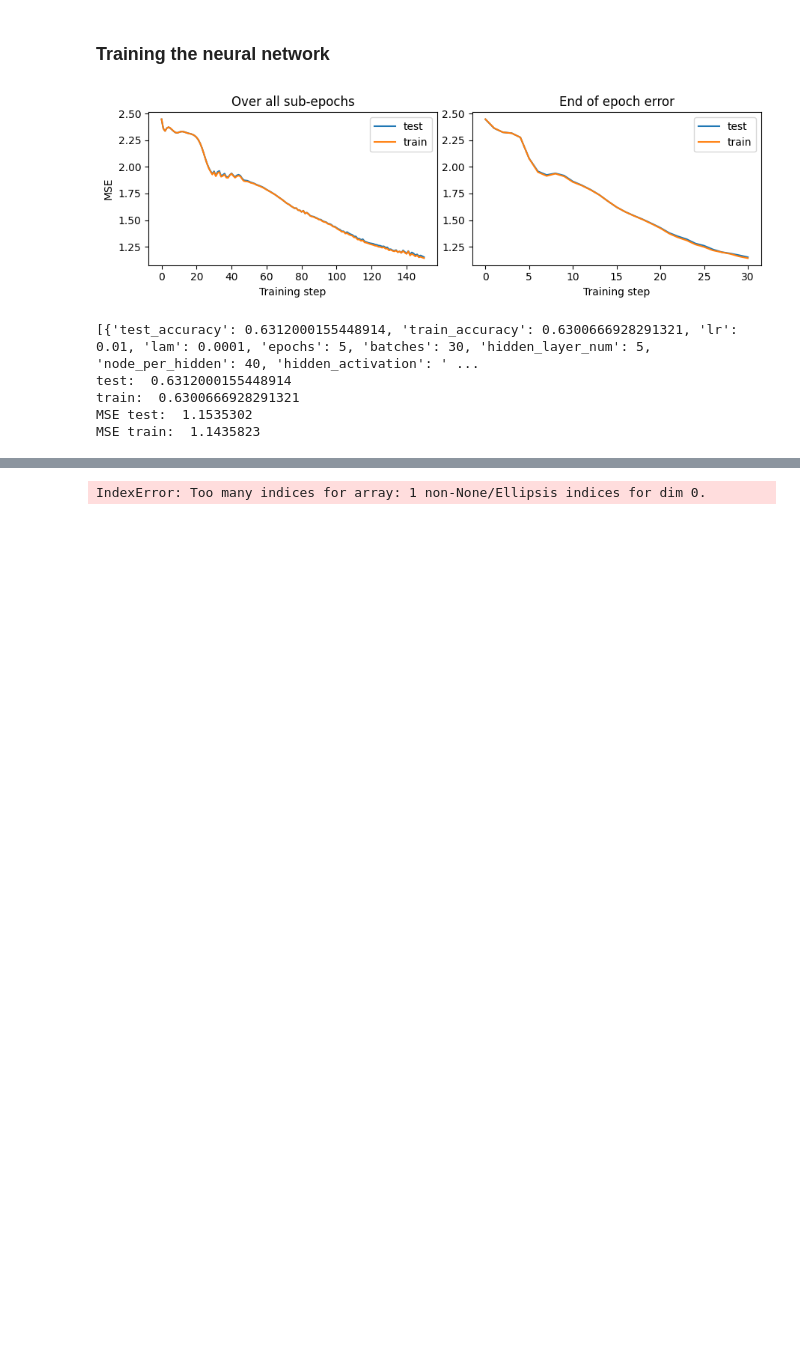
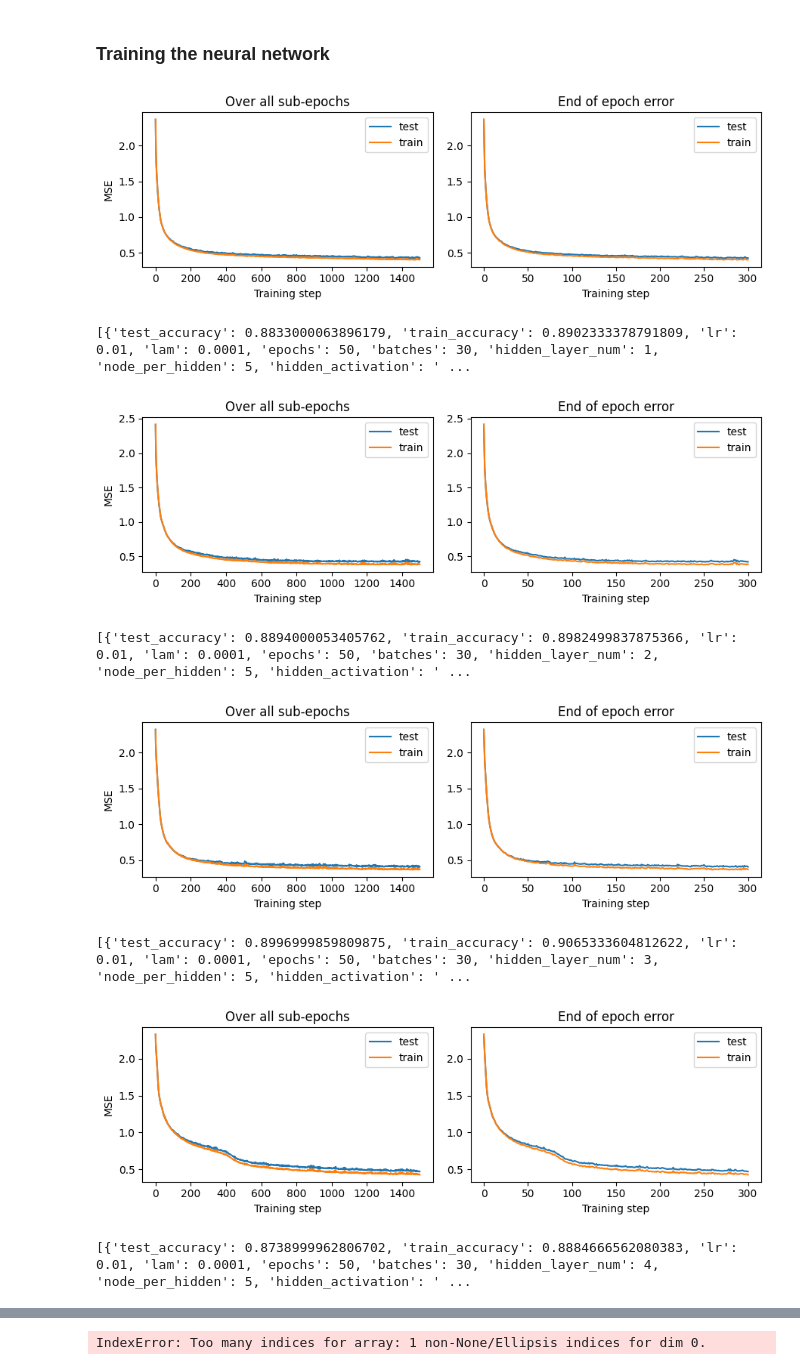
Before and after one commit to jonatanwins/Project3_FYS_STK4155, a Jupyter notebook: Runs/tensorflow_mnist.ipynb, the cells around one changed output, grey strips where cells are left out. Drawn from its saved outputs; the diff is of its cells as text; code cells hidden in the pictures; blank space fills up the shorter version.

Commit message:
grid search started

```diff
--- a/Runs/tensorflow_mnist.ipynb
+++ b/Runs/tensorflow_mnist.ipynb
@@ -58,6 +56,7 @@ def single_run(X_train, X_test, y_train, y_test,
     # loss_func = jit(ridge_loss_method(model=model, lam=lam))
     loss_func = jit(cross_entropy_loss_method(model=model, lam=lam))
     loss_grad = jit(grad(loss_func))
+    loss_func_name = "CE"
 
     # MSE loss function for evaluation
     test_func = jit(MSELoss_method(model))
@@ -90,29 +89,42 @@ def single_run(X_train, X_test, y_train, y_test,
                            "node_per_hidden"   : node_per_hidden,
                            "hidden_activation" : hidden_activation.__name__,
                            "output_activation" : output_activation.__name__,
-                           "loss_function"     : loss_func.__name__}]
+                           "loss_function"     : loss_func_name}]
         print(_list_to_store)
         append_run_to_file(result_filepath, _list_to_store)
 
     return result
 
-epochs = 5
-batches = 30
-result = single_run(X_train, X_test, y_train, y_test,
-                    lr=0.01, lam=0.0001, hidden_layer_num=5,
-                    node_per_hidden=40, hidden_activation=nn.sigmoid,
-                    epochs=epochs, batches=batches,
-                    plot_or_not=True, result_filepath="test.json")
+# epochs = 5
+# batches = 30
+# result = single_run(X_train, X_test, y_train, y_test,
+#                     lr=0.01, lam=0.0001, hidden_layer_num=5,
+#                     node_per_hidden=40, hidden_activation=nn.sigmoid,
+#                     epochs=epochs, batches=batches,
+#                     plot_or_not=True, result_filepath="test.json")
 
-print("test: ", result["test_accuracy"])
-print("train: ", result["train_accuracy"])
+# print("test: ", result["test_accuracy"])
+# print("train: ", result["train_accuracy"])
 
-print("MSE test: ", result["test_loss_list"][-1])
-print("MSE train: ", result["train_loss_list"][-1])
+# print("MSE test: ", result["test_loss_list"][-1])
+# print("MSE train: ", result["train_loss_list"][-1])
-# %% [output]
-[figure, removed]
-[{'test_accuracy': 0.6312000155448914, 'train_accuracy': 0.6300666928291321, 'lr': 0.01, 'lam': 0.0001, 'epochs': 5, 'batches': 30, 'hidden_layer_num': 5, 'node_per_hidden': 40, 'hidden_activation': ' ...
-test:  0.6312000155448914
-train:  0.6300666928291321
-MSE test:  1.1535302
-MSE train:  1.1435823
+# %%
+epochs = 50
+batches = 30
+
+for node_per_hidden in [5, 10, 20, 30, 40, 50]:
+    for hidden_layer_num in [1, 2, 3, 4, 5, 6]:
+        result = single_run(X_train, X_test, y_train, y_test,
+                            lr=0.01, lam=0.0001, hidden_layer_num=hidden_layer_num,
+                            node_per_hidden=node_per_hidden, hidden_activation=nn.tanh,
+                            epochs=epochs, batches=batches,
+                            plot_or_not=True, result_filepath="grid.json")
+# %% [output]
+[figure, added]
+[{'test_accuracy': 0.8833000063896179, 'train_accuracy': 0.8902333378791809, 'lr': 0.01, 'lam': 0.0001, 'epochs': 50, 'batches': 30, 'hidden_layer_num': 1, 'node_per_hidden': 5, 'hidden_activation': ' ...
+[figure, added]
+[{'test_accuracy': 0.8894000053405762, 'train_accuracy': 0.8982499837875366, 'lr': 0.01, 'lam': 0.0001, 'epochs': 50, 'batches': 30, 'hidden_layer_num': 2, 'node_per_hidden': 5, 'hidden_activation': ' ...
+[figure, added]
+[{'test_accuracy': 0.8996999859809875, 'train_accuracy': 0.9065333604812622, 'lr': 0.01, 'lam': 0.0001, 'epochs': 50, 'batches': 30, 'hidden_layer_num': 3, 'node_per_hidden': 5, 'hidden_activation': ' ...
+[figure, added]
+[{'test_accuracy': 0.8738999962806702, 'train_accuracy': 0.8884666562080383, 'lr': 0.01, 'lam': 0.0001, 'epochs': 50, 'batches': 30, 'hidden_layer_num': 4, 'node_per_hidden': 5, 'hidden_activation': ' ...
```
Also changed, not shown: parts of 2 cells of this notebook, 1 other file.
